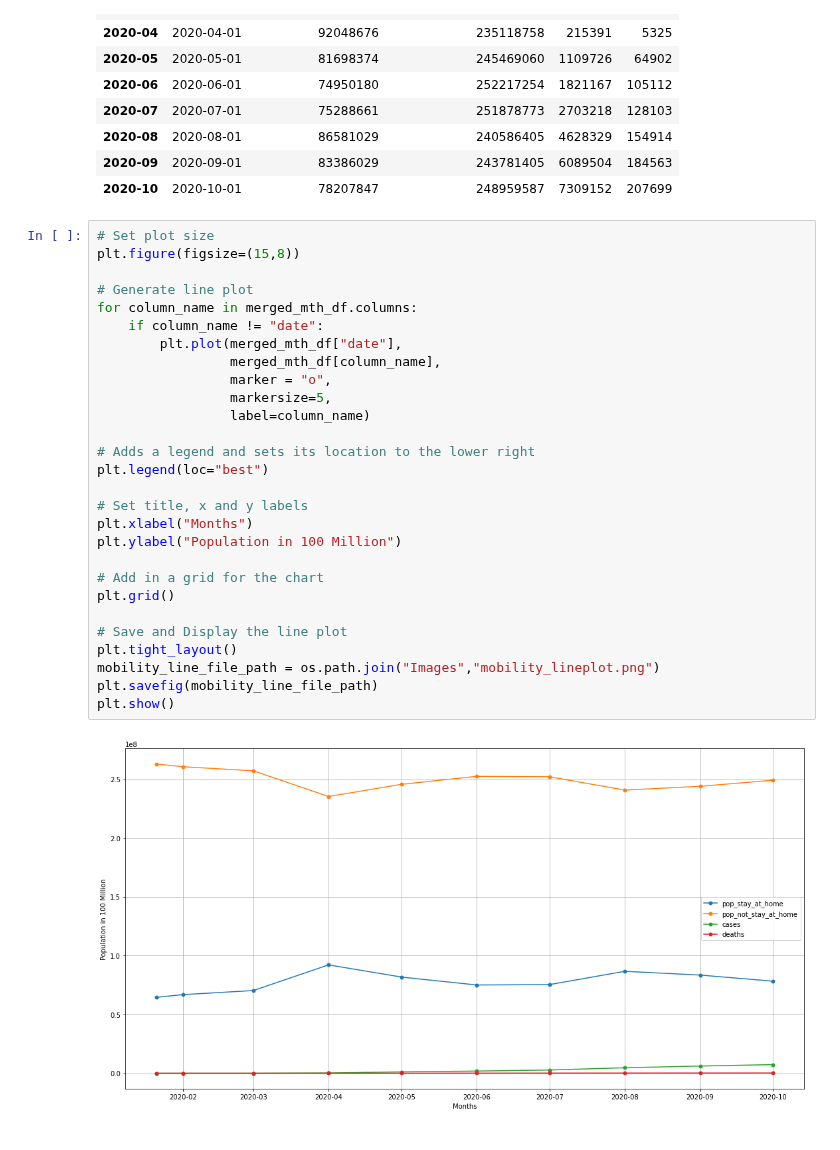
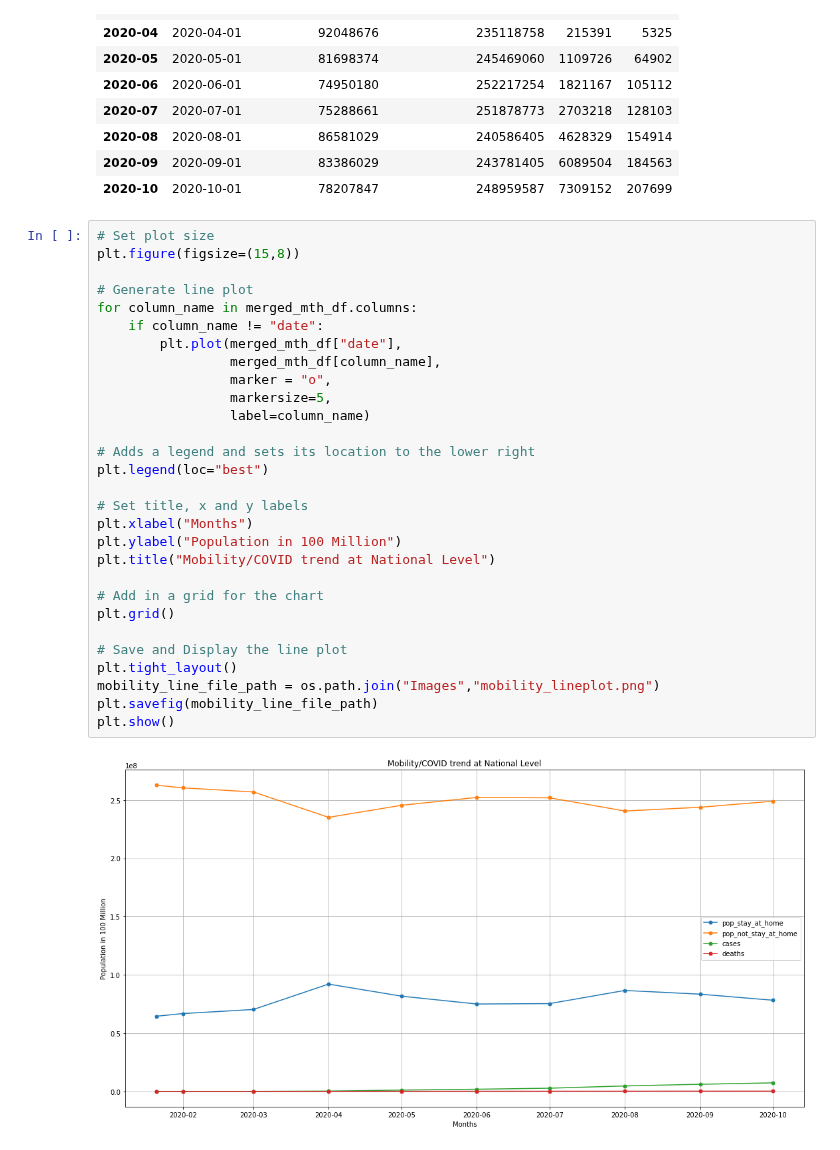
Before and after one commit to ushaakumaar/COVID19_Impacts_On_Business_And_Workforce_Trends, a Jupyter notebook: Mobility.ipynb, the cells around one changed output. Drawn from its saved outputs; the diff is of its cells as text.

Commit message:
Added title for line plot

```diff
--- a/Mobility.ipynb
+++ b/Mobility.ipynb
@@ -310,30 +310,31 @@ merged_mth_df
 # %%
 # Set plot size
 plt.figure(figsize=(15,8))
 
 # Generate line plot
 for column_name in merged_mth_df.columns:
     if column_name != "date":
         plt.plot(merged_mth_df["date"],
                  merged_mth_df[column_name],
                  marker = "o",
                  markersize=5,
                  label=column_name)
 
 # Adds a legend and sets its location to the lower right
 plt.legend(loc="best")
 
 # Set title, x and y labels
 plt.xlabel("Months")
 plt.ylabel("Population in 100 Million")
+plt.title("Mobility/COVID trend at National Level")
 
 # Add in a grid for the chart
 plt.grid()
 
 # Save and Display the line plot
 plt.tight_layout()
 mobility_line_file_path = os.path.join("Images","mobility_lineplot.png")
 plt.savefig(mobility_line_file_path)
 plt.show()
 # %% [output]
-[figure, old version]
+[figure, new version]
```
